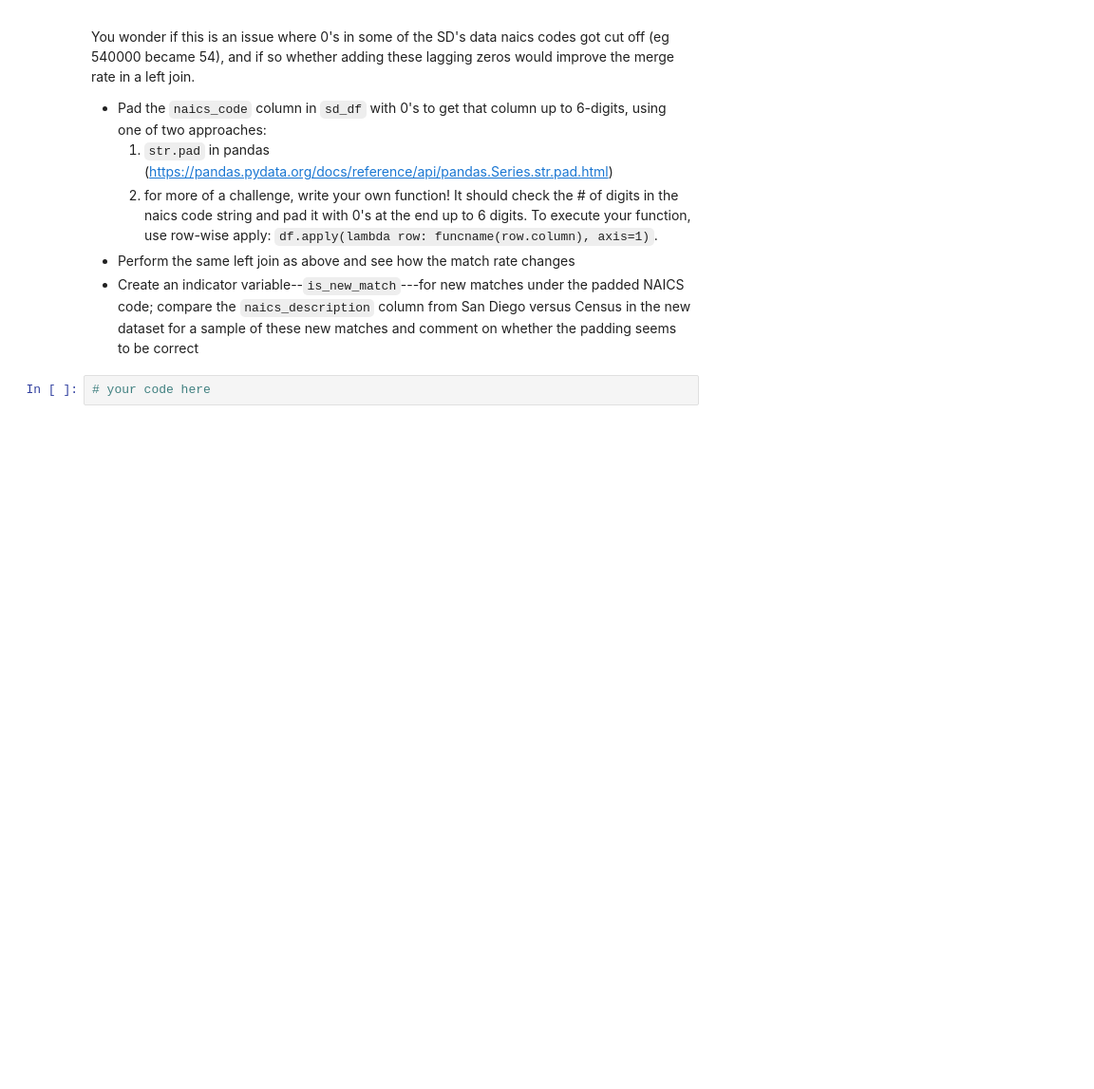
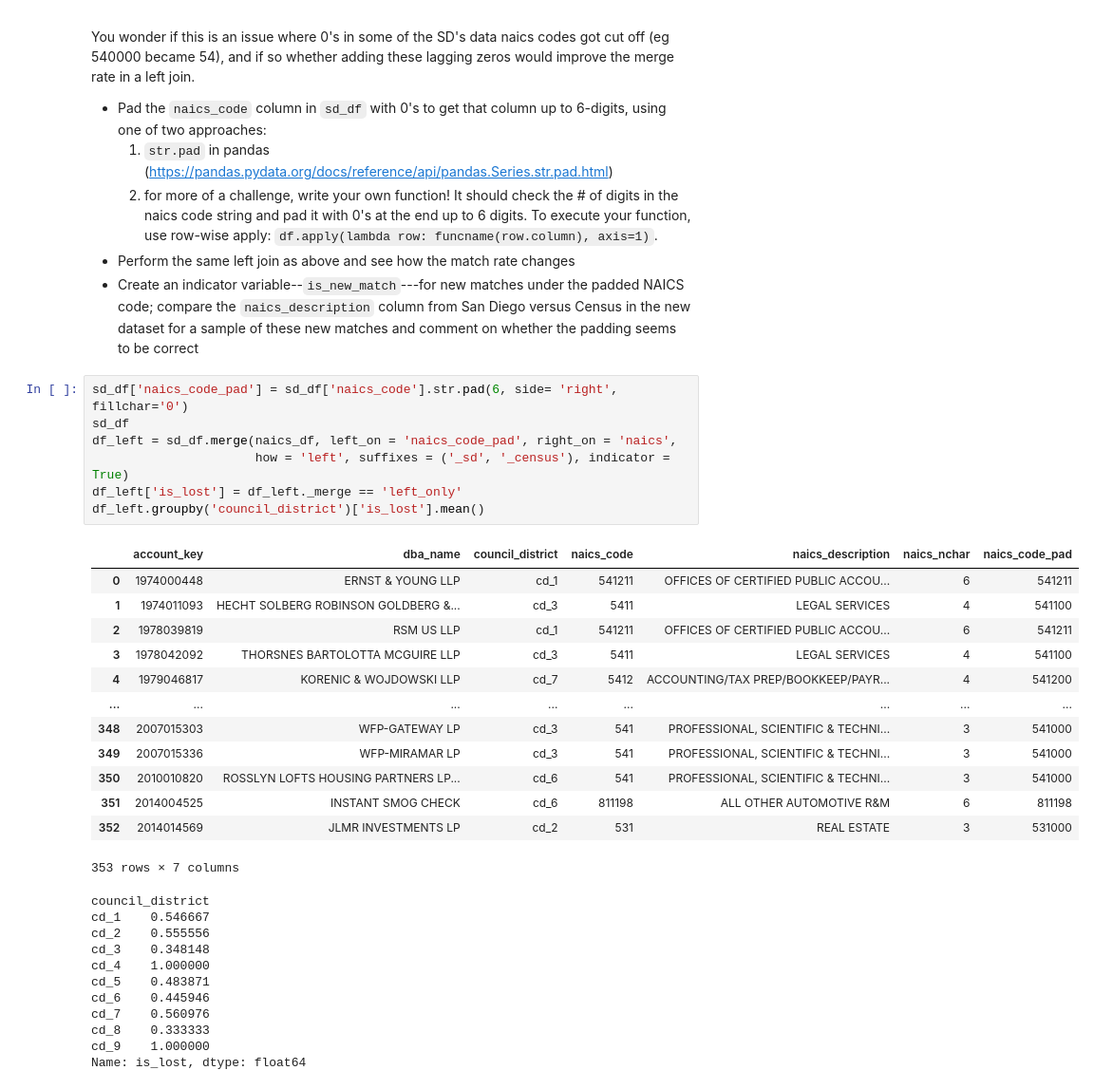
Before and after one commit to mingyuezha/QSS20_F24, a Jupyter notebook: my_work/activities/03_merging_exact_blank.ipynb, the cells around one changed output. Shown: that part at 95% size. Drawn from its saved outputs; the diff is of its cells as text; blank space fills up the shorter version.

```diff
--- a/my_work/activities/03_merging_exact_blank.ipynb
+++ b/my_work/activities/03_merging_exact_blank.ipynb
@@ -112,5 +148,35 @@ You wonder if this is an issue where 0's in some of the SD's data naics codes go
   2. for more of a challenge, write your own function! It should check the # of digits in the naics code string and pad it with 0's at the end up to 6 digits. To execute your function, use row-wise apply: `df.apply(lambda row: funcname(row.column), axis=1)`.
 - Perform the same left join as above and see how the match rate changes
 - Create an indicator variable--`is_new_match`---for new matches under the padded NAICS code; compare the `naics_description` column from San Diego versus Census in the new dataset for a sample of these new matches and comment on whether the padding seems to be correct
-# %%
-# your code here
+# %%
+sd_df['naics_code_pad'] = sd_df['naics_code'].str.pad(6, side= 'right', fillchar='0')
+sd_df
+df_left = sd_df.merge(naics_df, left_on = 'naics_code_pad', right_on = 'naics',
+                      how = 'left', suffixes = ('_sd', '_census'), indicator = True)
+df_left['is_lost'] = df_left._merge == 'left_only'
+df_left.groupby('council_district')['is_lost'].mean()
+# %% [output]
+|  | account_key | dba_name | council_district | naics_code | naics_description | naics_nchar | naics_code_pad |
+| 0 | 1974000448 | ERNST & YOUNG LLP | cd_1 | 541211 | OFFICES OF CERTIFIED PUBLIC ACCOU... | 6 | 541211 |
+| 1 | 1974011093 | HECHT SOLBERG ROBINSON GOLDBERG &... | cd_3 | 5411 | LEGAL SERVICES | 4 | 541100 |
+| 2 | 1978039819 | RSM US LLP | cd_1 | 541211 | OFFICES OF CERTIFIED PUBLIC ACCOU... | 6 | 541211 |
+| 3 | 1978042092 | THORSNES BARTOLOTTA MCGUIRE LLP | cd_3 | 5411 | LEGAL SERVICES | 4 | 541100 |
+| 4 | 1979046817 | KORENIC & WOJDOWSKI LLP | cd_7 | 5412 | ACCOUNTING/TAX PREP/BOOKKEEP/PAYR... | 4 | 541200 |
+| ... | ... | ... | ... | ... | ... | ... | ... |
+| 348 | 2007015303 | WFP-GATEWAY LP | cd_3 | 541 | PROFESSIONAL, SCIENTIFIC & TECHNI... | 3 | 541000 |
+| 349 | 2007015336 | WFP-MIRAMAR LP | cd_3 | 541 | PROFESSIONAL, SCIENTIFIC & TECHNI... | 3 | 541000 |
+| 350 | 2010010820 | ROSSLYN LOFTS HOUSING PARTNERS LP... | cd_6 | 541 | PROFESSIONAL, SCIENTIFIC & TECHNI... | 3 | 541000 |
+| 351 | 2014004525 | INSTANT SMOG CHECK | cd_6 | 811198 | ALL OTHER AUTOMOTIVE R&M | 6 | 811198 |
+| 352 | 2014014569 | JLMR INVESTMENTS LP | cd_2 | 531 | REAL ESTATE | 3 | 531000 |
+353 rows × 7 columns
+council_district
+cd_1    0.546667
+cd_2    0.555556
+cd_3    0.348148
+cd_4    1.000000
+cd_5    0.483871
+cd_6    0.445946
+cd_7    0.560976
+cd_8    0.333333
+cd_9    1.000000
+Name: is_lost, dtype: float64
```
Also changed, not shown: parts of 4 cells of this notebook.
